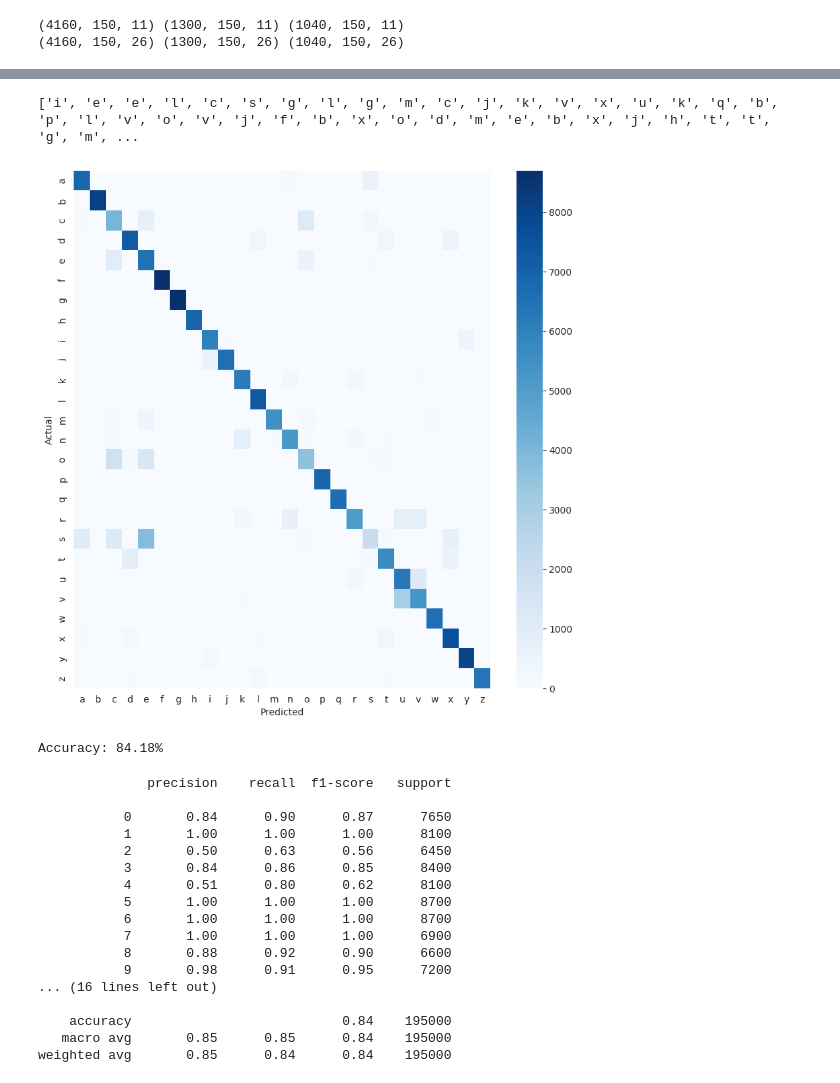
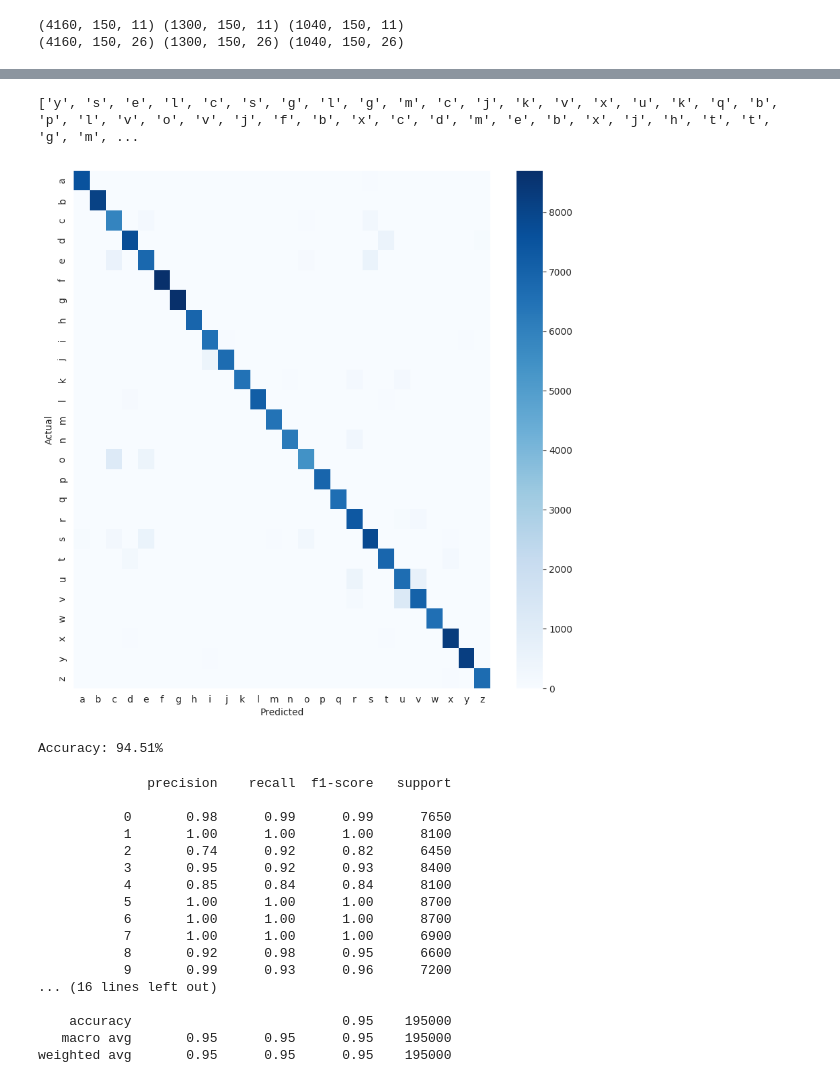
Before and after one commit to fathiabdelmalek/master-thesis, a Jupyter notebook: code/notebooks/characters.ipynb, the cells around one changed output, grey strips where cells are left out. Cells and saved outputs as stored; diff of their text form; code cells hidden in the pictures.

```diff
--- a/code/notebooks/characters.ipynb
+++ b/code/notebooks/characters.ipynb
@@ -50,9 +50,10 @@ print(y_train.shape, y_test.shape, y_val.shape)
 (4160, 150, 26) (1300, 150, 26) (1040, 150, 26)
 # %%
 input_layer = Input(shape=(150, 11), name='input_layer')
-batch_layer = BatchNormalization(name='hidden_layer1')(input_layer)
-lstm_layer = LSTM(units=64, return_sequences=True, name='hidden_layer2')(batch_layer)
-output_layer = Dense(units=len(label_dict), activation='softmax', name='output_layer')(lstm_layer)
+batch_layer1 = BatchNormalization(name='hidden_layer1')(input_layer)
+lstm_layer = LSTM(units=64, return_sequences=True, name='hidden_layer2')(batch_layer1)
+batch_layer2 = BatchNormalization(name='hidden_layer3')(lstm_layer)
+output_layer = Dense(units=len(label_dict), activation='softmax', name='output_layer')(batch_layer2)
 model = Model(inputs=input_layer, outputs=output_layer)
 model.compile(optimizer=Adam(), loss=CategoricalCrossentropy(), metrics=['accuracy', Precision(), Recall()])
 history = model.fit(X_train, y_train, validation_data=(X_val, y_val), epochs=50, batch_size=32)
@@ -196,39 +194,39 @@ for word in major:
     predictions_list.append(get_key(label_dict, word))
 print(predictions_list)
 # %% [output]
-['i', 'e', 'e', 'l', 'c', 's', 'g', 'l', 'g', 'm', 'c', 'j', 'k', 'v', 'x', 'u', 'k', 'q', 'b', 'p', 'l', 'v', 'o', 'v', 'j', 'f', 'b', 'x', 'o', 'd', 'm', 'e', 'b', 'x', 'j', 'h', 't', 't', 'g', 'm', ...
+['y', 's', 'e', 'l', 'c', 's', 'g', 'l', 'g', 'm', 'c', 'j', 'k', 'v', 'x', 'u', 'k', 'q', 'b', 'p', 'l', 'v', 'o', 'v', 'j', 'f', 'b', 'x', 'c', 'd', 'm', 'e', 'b', 'x', 'j', 'h', 't', 't', 'g', 'm', ...
 # %%
 words_cm = confusion_matrix(y_test.argmax(axis=2).flatten(), y_pred.argmax(axis=2).flatten())
 plt.subplots(figsize=(10, 10))
-sns.heatmap(words_cm, annot=False, cmap='Blues', xticklabels=label_dict.keys(), yticklabels=label_dict.keys())
+sns.heatmap(words_cm, cmap='Blues', xticklabels=label_dict.keys(), yticklabels=label_dict.keys())
 plt.xlabel('Predicted')
 plt.ylabel('Actual')
 plt.show()
 accuracy = np.sum(np.diag(words_cm)) / np.sum(words_cm)
 print(f"Accuracy: {accuracy*100:.2f}%")
 # %% [output]
-[figure, old version]
+[figure, new version]
-Accuracy: 84.18%
+Accuracy: 94.51%
 # %%
 print(classification_report(y_test.argmax(axis=2).flatten(), y_pred.argmax(axis=2).flatten()))
 # %% [output]
               precision    recall  f1-score   support
 
-           0       0.84      0.90      0.87      7650
+           0       0.98      0.99      0.99      7650
            1       1.00      1.00      1.00      8100
-           2       0.50      0.63      0.56      6450
-           3       0.84      0.86      0.85      8400
-           4       0.51      0.80      0.62      8100
+           2       0.74      0.92      0.82      6450
+           3       0.95      0.92      0.93      8400
+           4       0.85      0.84      0.84      8100
            5       1.00      1.00      1.00      8700
            6       1.00      1.00      1.00      8700
            7       1.00      1.00      1.00      6900
-           8       0.88      0.92      0.90      6600
-           9       0.98      0.91      0.95      7200
+           8       0.92      0.98      0.95      6600
+           9       0.99      0.93      0.96      7200
 ... (16 lines left out)
 
-    accuracy                           0.84    195000
-   macro avg       0.85      0.85      0.84    195000
-weighted avg       0.85      0.84      0.84    195000
+    accuracy                           0.95    195000
+   macro avg       0.95      0.95      0.95    195000
+weighted avg       0.95      0.95      0.95    195000
 # %%
 engine = pyttsx3.init()
 engine.say(", ".join(predictions_list))
```
Also changed, not shown: parts of 7 cells of this notebook, 46 other files.
